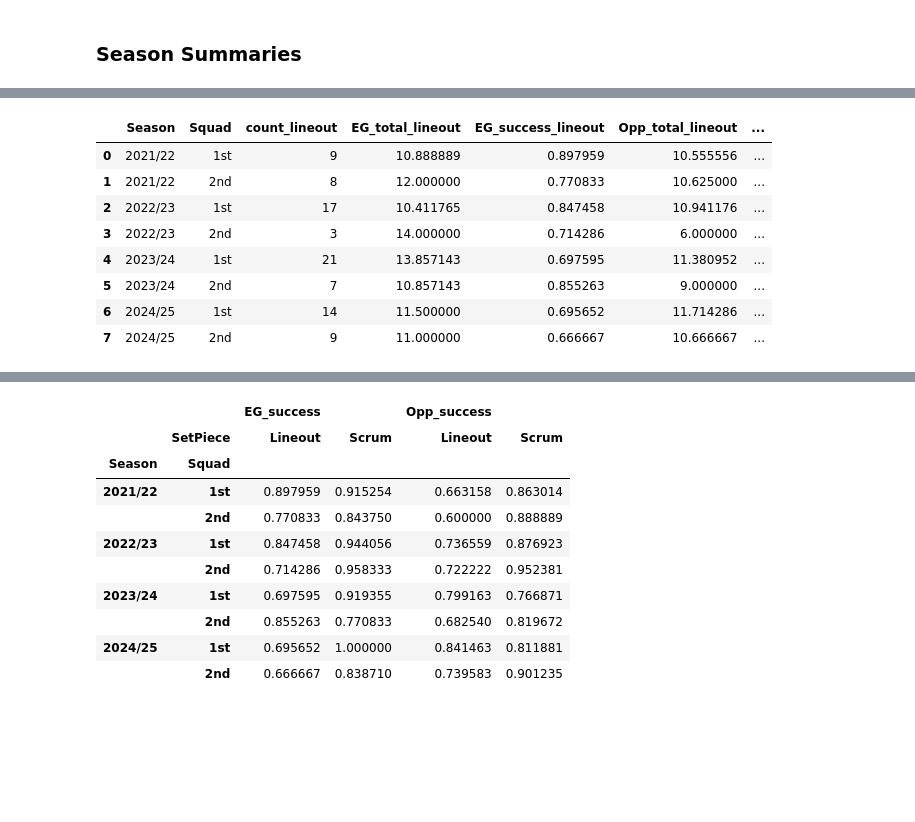
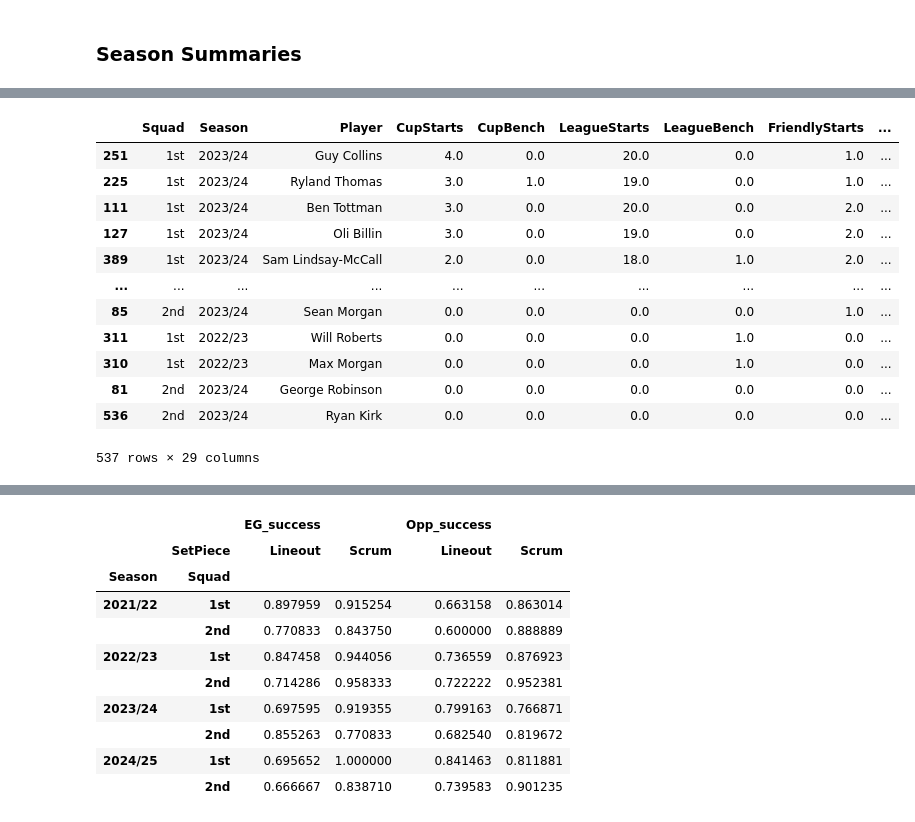
Before and after one commit to samnlindsay/egrfc-stats, a Jupyter notebook: Analysis.ipynb, the cells around one changed output, grey strips where cells are left out. Cells and saved outputs as stored; diff of their text form; code cells hidden in the pictures; blank space fills up the shorter version.

Commit message:
players

```diff
--- a/Analysis.ipynb
+++ b/Analysis.ipynb
@@ -150,12 +101,16 @@ summary = set_piece_summaries(set_piece_df)
-# %%
-summary
-# %% [output]
-|  | Season | Squad | count_lineout | EG_total_lineout | EG_success_lineout | Opp_total_lineout | ... |
-| 0 | 2021/22 | 1st | 9 | 10.888889 | 0.897959 | 10.555556 | ... |
-| 1 | 2021/22 | 2nd | 8 | 12.000000 | 0.770833 | 10.625000 | ... |
-| 2 | 2022/23 | 1st | 17 | 10.411765 | 0.847458 | 10.941176 | ... |
-| 3 | 2022/23 | 2nd | 3 | 14.000000 | 0.714286 | 6.000000 | ... |
-| 4 | 2023/24 | 1st | 21 | 13.857143 | 0.697595 | 11.380952 | ... |
-| 5 | 2023/24 | 2nd | 7 | 10.857143 | 0.855263 | 9.000000 | ... |
-| 6 | 2024/25 | 1st | 14 | 11.500000 | 0.695652 | 11.714286 | ... |
-| 7 | 2024/25 | 2nd | 9 | 11.000000 | 0.666667 | 10.666667 | ... |
+# %%
+players_agg_df.sort_values('TotalGames', ascending=False)
+# %% [output]
+|  | Squad | Season | Player | CupStarts | CupBench | LeagueStarts | LeagueBench | FriendlyStarts | ... |
+| 251 | 1st | 2023/24 | Guy Collins | 4.0 | 0.0 | 20.0 | 0.0 | 1.0 | ... |
+| 225 | 1st | 2023/24 | Ryland Thomas | 3.0 | 1.0 | 19.0 | 0.0 | 1.0 | ... |
+| 111 | 1st | 2023/24 | Ben Tottman | 3.0 | 0.0 | 20.0 | 0.0 | 2.0 | ... |
+| 127 | 1st | 2023/24 | Oli Billin | 3.0 | 0.0 | 19.0 | 0.0 | 2.0 | ... |
+| 389 | 1st | 2023/24 | Sam Lindsay-McCall | 2.0 | 0.0 | 18.0 | 1.0 | 2.0 | ... |
+| ... | ... | ... | ... | ... | ... | ... | ... | ... | ... |
+| 85 | 2nd | 2023/24 | Sean Morgan | 0.0 | 0.0 | 0.0 | 0.0 | 1.0 | ... |
+| 311 | 1st | 2022/23 | Will Roberts | 0.0 | 0.0 | 0.0 | 1.0 | 0.0 | ... |
+| 310 | 1st | 2022/23 | Max Morgan | 0.0 | 0.0 | 0.0 | 1.0 | 0.0 | ... |
+| 81 | 2nd | 2023/24 | George Robinson | 0.0 | 0.0 | 0.0 | 0.0 | 0.0 | ... |
+| 536 | 2nd | 2023/24 | Ryan Kirk | 0.0 | 0.0 | 0.0 | 0.0 | 0.0 | ... |
+537 rows × 29 columns
```
Also changed, not shown: parts of 6 cells of this notebook, 9 other files.
